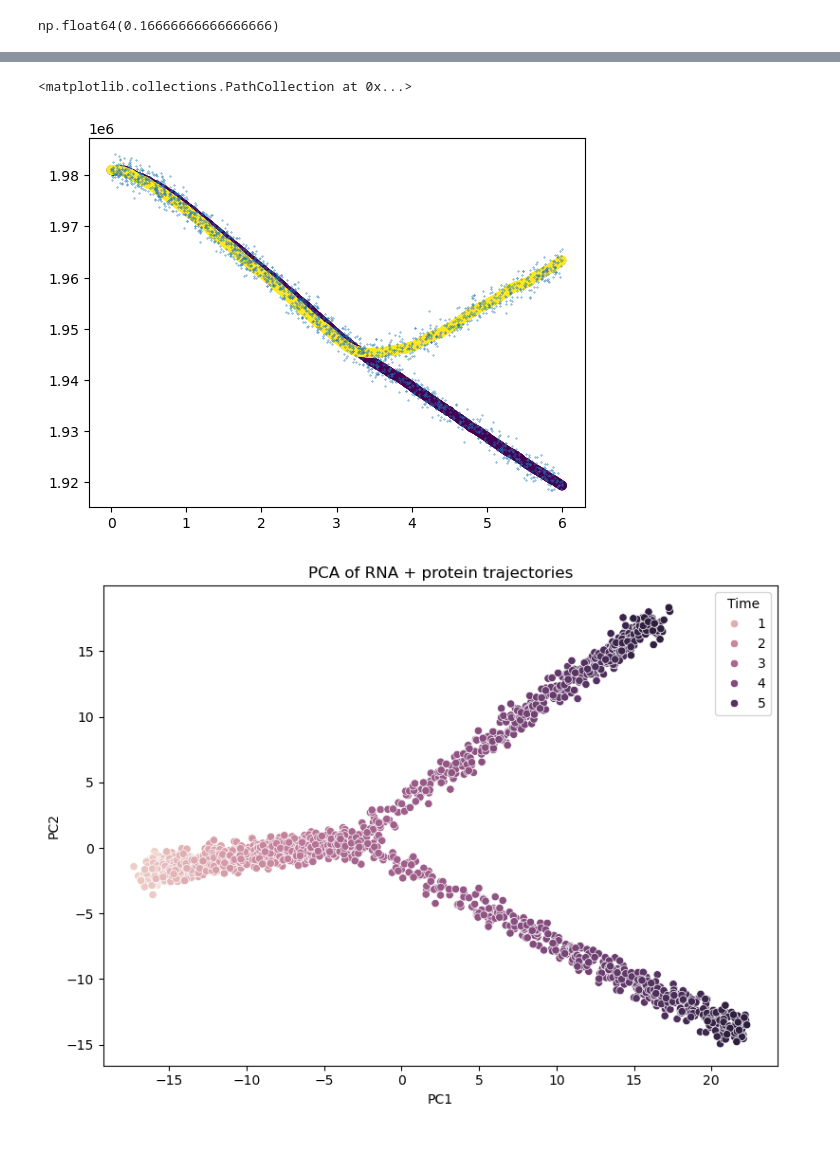
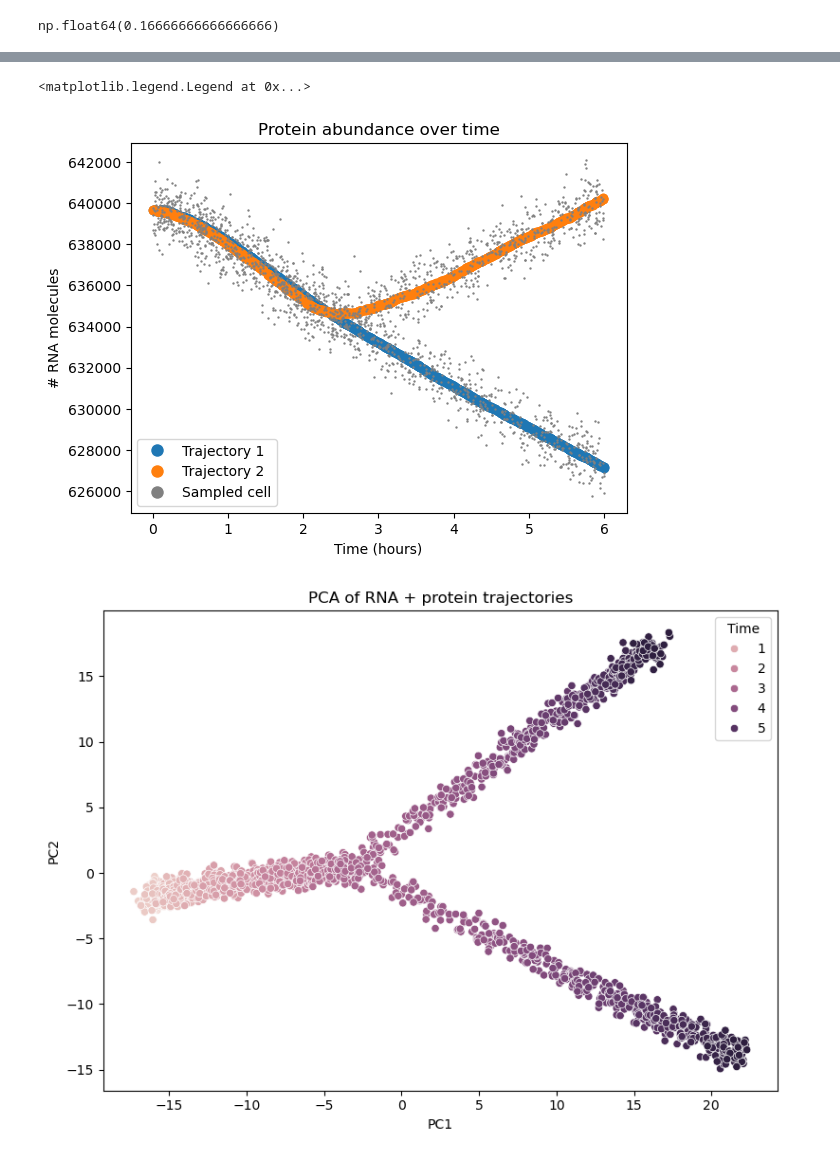
Before and after one commit to reliscu/chronocell_simulations, a Jupyter notebook: simulate_data.ipynb, the cells around one changed output, grey strips where cells are left out. Saved outputs shown, nothing was run; the diff lists cells and outputs as text; code cells hidden in the pictures.

```diff
--- a/simulate_data.ipynb
+++ b/simulate_data.ipynb
@@ -59,7 +52,7 @@ protein_deg_rate_sd = 1.5
 n = 1000 # No. cells per lineage
 p = 200 # No. genes
 topo = np.array([[0, 1, 2], [0, 1, 3]])
-tau = (0, 3, 6)
+tau = (0, 2, 6)
 
 theta = get_RNA_params(topo, p, alpha_mu, alpha_sd, beta_mu, beta_sd, gamma_mu, gamma_sd, random_seed=random_seed)
 phi = get_protein_params(p, transl_rate_mu, transl_rate_sd, protein_deg_rate_mu, protein_deg_rate_sd, random_seed=random_seed)
@@ -91,6 +74,23 @@ np.nanmedian(Y_observed[:, :, 0]/Y_observed[:, :, 1])
 np.float64(0.16666666666666666)
 # %%
 idx = 0
-plt.scatter(true_t, Y[:, idx, 1], c=true_l)
-plt.scatter(true_t, Y_observed[:, idx, 1], s=.1)
+mask_0 = true_l == 0
+mask_1 = true_l == 1
+
+# === Plot example RNA trajectory ===
+
+plt.scatter(true_t[mask_0], Y[mask_0, idx, 1])
+plt.scatter(true_t[mask_1], Y[mask_1, idx, 1])
+plt.scatter(true_t, Y_observed[:, idx, 1], s=.5, color="gray")
+
+plt.xlabel("Time (hours)");
+plt.ylabel("# RNA molecules")
+plt.title("RNA abundance over time");
+
+custom_handles = [
+    Line2D([0], [0], marker='o', color='w', label='Trajectory 1', markerfacecolor='tab:blue', markersize=10),  # big marker
+    Line2D([0], [0], marker='o', color='w', label='Trajectory 2', markerfacecolor='tab:orange', markersize=10), # small marker
+    Line2D([0], [0], marker='o', color='w', label='Sampled cell', markerfacecolor='gray', markersize=10)  # tiny marker
+]
+plt.legend(handles=custom_handles)
 # %% [output]
@@ -99,9 +99,22 @@ plt.scatter(true_t, Y_observed[:, idx, 1], s=.1)
 # %%
-plt.scatter(true_t, P[:, idx], c=true_l)
-plt.scatter(true_t, P_observed[:, idx], s=.1)
+# === Plot example protein trajectory for same gene ===
+plt.scatter(true_t[mask_0], P[mask_0, idx], color='tab:blue', label='Trajectory 1')
+plt.scatter(true_t[mask_1], P[mask_1, idx], color='tab:orange', label='Trajectory 2')
+plt.scatter(true_t, P_observed[:, idx], s=.5, color="grey", label="Sampled cells")
+
+plt.xlabel("Time (hours)");
+plt.ylabel("# RNA molecules")
+plt.title("Protein abundance over time");
+
+custom_handles = [
+    Line2D([0], [0], marker='o', color='w', label='Trajectory 1', markerfacecolor='tab:blue', markersize=10),  # big marker
+    Line2D([0], [0], marker='o', color='w', label='Trajectory 2', markerfacecolor='tab:orange', markersize=10), # small marker
+    Line2D([0], [0], marker='o', color='w', label='Sampled cell', markerfacecolor='gray', markersize=10)  # tiny marker
+]
+plt.legend(handles=custom_handles)
 # %% [output]
-<matplotlib.collections.PathCollection at 0x...>
+<matplotlib.legend.Legend at 0x...>
-[figure, old version]
+[figure, new version]
 # %%
 # PCA on cells
 
```
Also changed, not shown: parts of 11 cells of this notebook, 1 other file.
